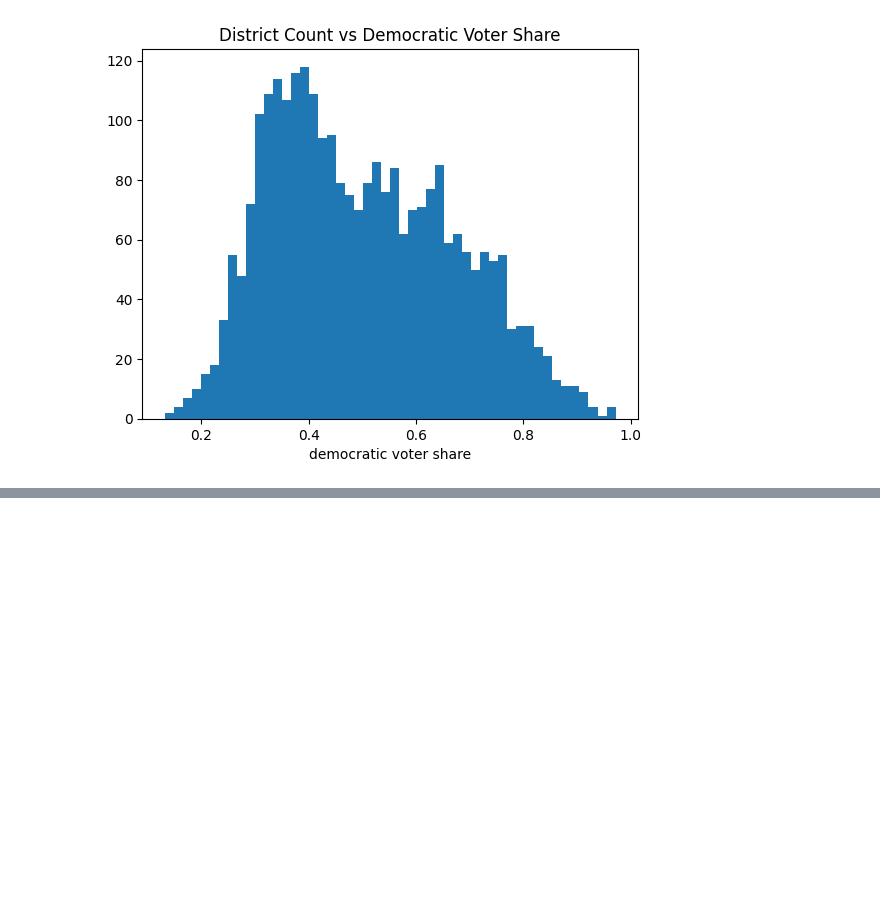
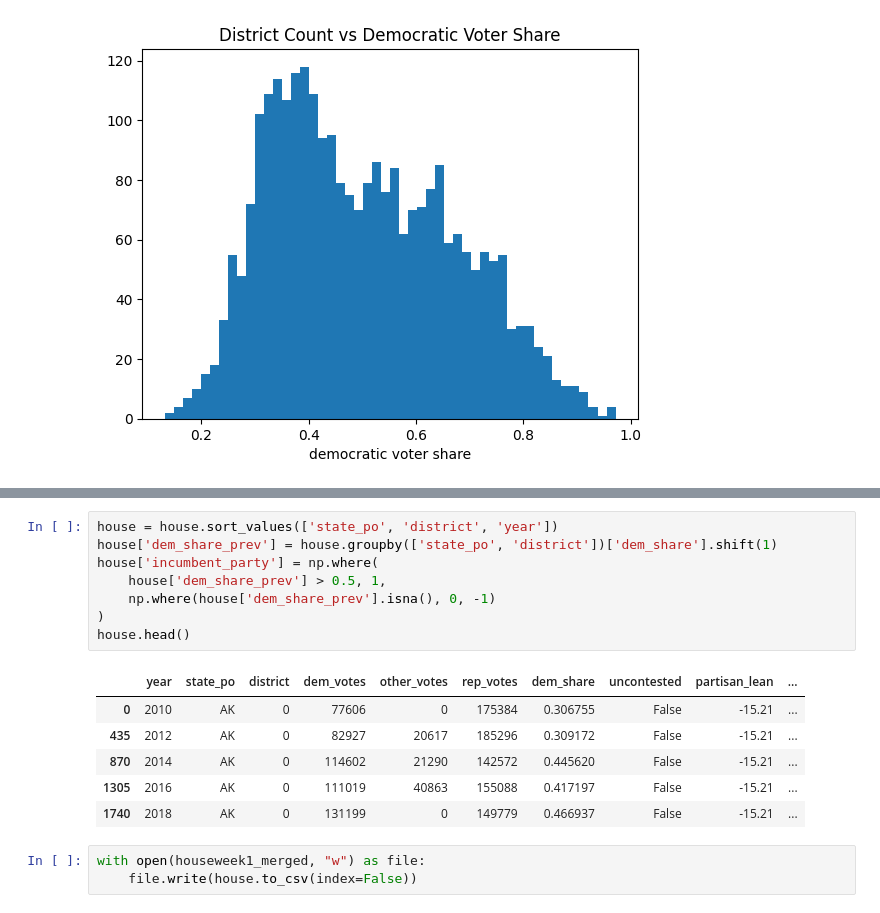
Before and after one commit to MayoKashyap/2026-Midterm-Predictions-, a Jupyter notebook: notebooks/01_house_data.ipynb, the cells around one changed output, grey strips where cells are left out. Drawn from its saved outputs; the diff is of its cells as text; blank space fills up the shorter version.

```diff
--- a/notebooks/01_house_data.ipynb
+++ b/notebooks/01_house_data.ipynb
@@ -322,0 +332,18 @@ plt.show()
+# %%
+house = house.sort_values(['state_po', 'district', 'year'])
+house['dem_share_prev'] = house.groupby(['state_po', 'district'])['dem_share'].shift(1)
+house['incumbent_party'] = np.where(
+    house['dem_share_prev'] > 0.5, 1,
+    np.where(house['dem_share_prev'].isna(), 0, -1)
+)
+house.head()
+# %% [output]
+|  | year | state_po | district | dem_votes | other_votes | rep_votes | dem_share | uncontested | partisan_lean | ... |
+| 0 | 2010 | AK | 0 | 77606 | 0 | 175384 | 0.306755 | False | -15.21 | ... |
+| 435 | 2012 | AK | 0 | 82927 | 20617 | 185296 | 0.309172 | False | -15.21 | ... |
+| 870 | 2014 | AK | 0 | 114602 | 21290 | 142572 | 0.445620 | False | -15.21 | ... |
+| 1305 | 2016 | AK | 0 | 111019 | 40863 | 155088 | 0.417197 | False | -15.21 | ... |
+| 1740 | 2018 | AK | 0 | 131199 | 0 | 149779 | 0.466937 | False | -15.21 | ... |
+# %%
+with open(houseweek1_merged, "w") as file:
+    file.write(house.to_csv(index=False))
```
Also changed, not shown: parts of 4 cells of this notebook, 13 other files.
